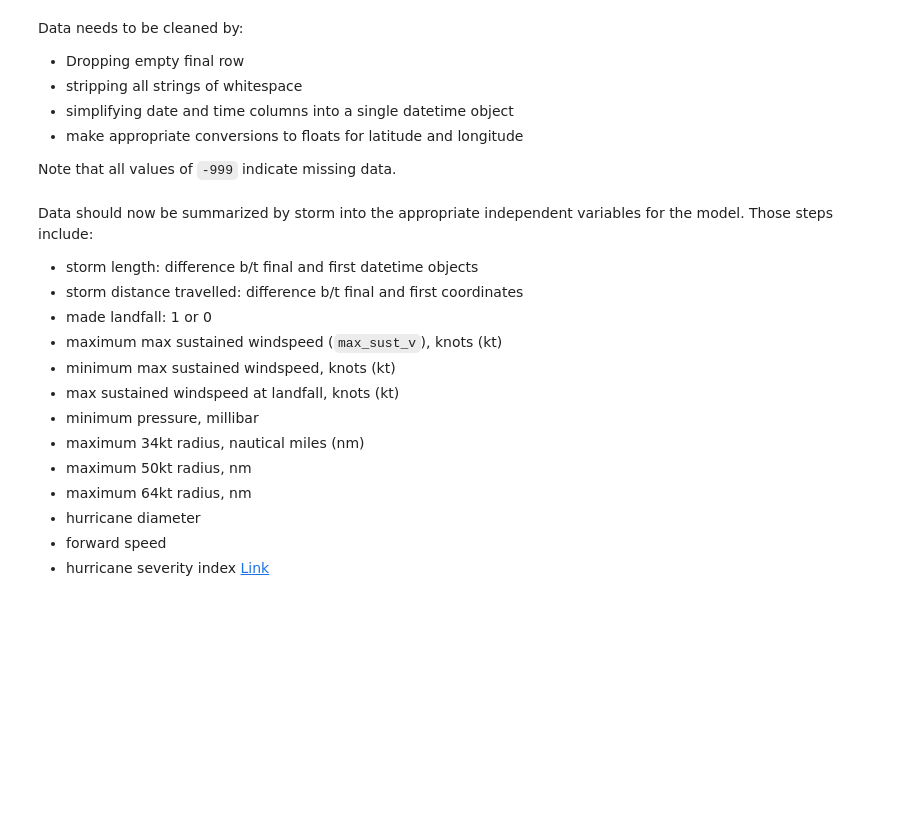
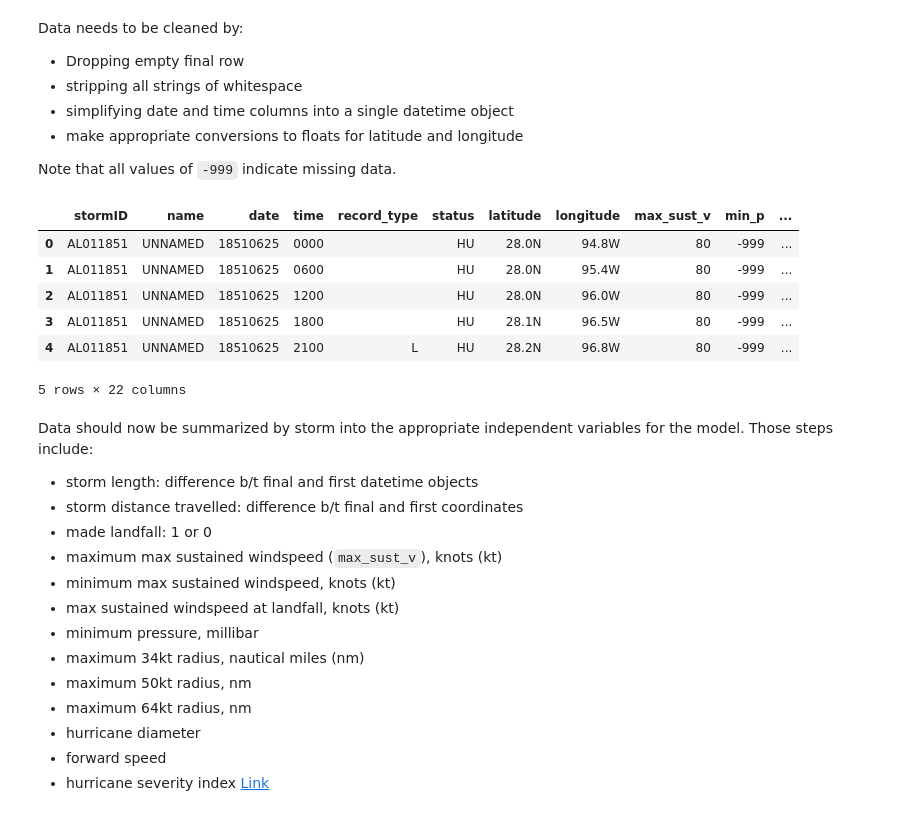
Before and after one commit to adamsxs/metis_project_02, a Jupyter notebook: weather_regression/NOAA_Hurdat_2.ipynb, the cells around one changed output. Saved outputs shown, nothing was run; the diff lists cells and outputs as text; code cells hidden in the pictures; blank space fills up the shorter version.

```diff
--- a/weather_regression/NOAA_Hurdat_2.ipynb
+++ b/weather_regression/NOAA_Hurdat_2.ipynb
@@ -144,6 +120,15 @@ Note that all values of `-999` indicate missing data.
 # %%
 # Remvoing unnecessary columns
 all_storms.drop(labels = ['empty'], axis = 1, inplace = True)
+all_storms.head()
+# %% [output]
+|  | stormID | name | date | time | record_type | status | latitude | longitude | max_sust_v | min_p | ... |
+| 0 | AL011851 | UNNAMED | 18510625 | 0000 |  | HU | 28.0N | 94.8W | 80 | -999 | ... |
+| 1 | AL011851 | UNNAMED | 18510625 | 0600 |  | HU | 28.0N | 95.4W | 80 | -999 | ... |
+| 2 | AL011851 | UNNAMED | 18510625 | 1200 |  | HU | 28.0N | 96.0W | 80 | -999 | ... |
+| 3 | AL011851 | UNNAMED | 18510625 | 1800 |  | HU | 28.1N | 96.5W | 80 | -999 | ... |
+| 4 | AL011851 | UNNAMED | 18510625 | 2100 | L | HU | 28.2N | 96.8W | 80 | -999 | ... |
+5 rows × 22 columns
 # %% [markdown]
 Data should now be summarized by storm into the appropriate independent variables for the model. Those steps include:
 
```
Also changed, not shown: parts of 16 cells of this notebook.
